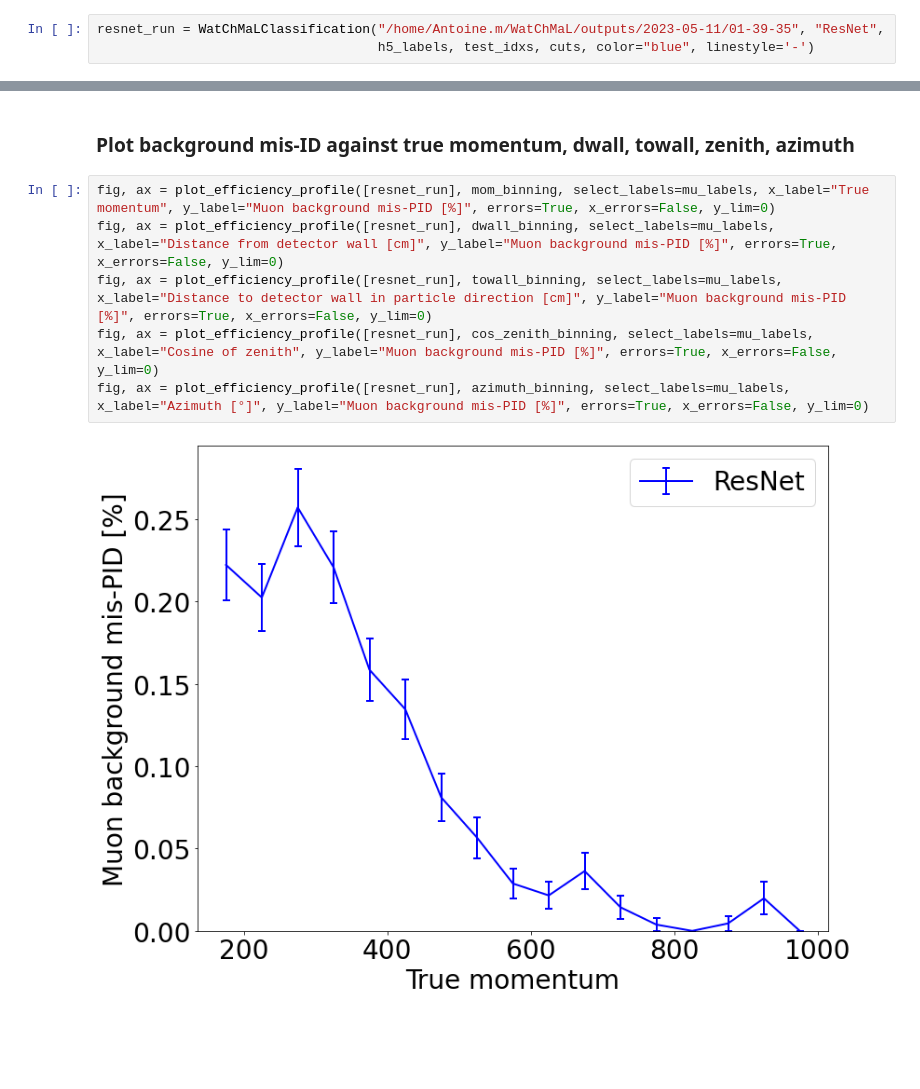
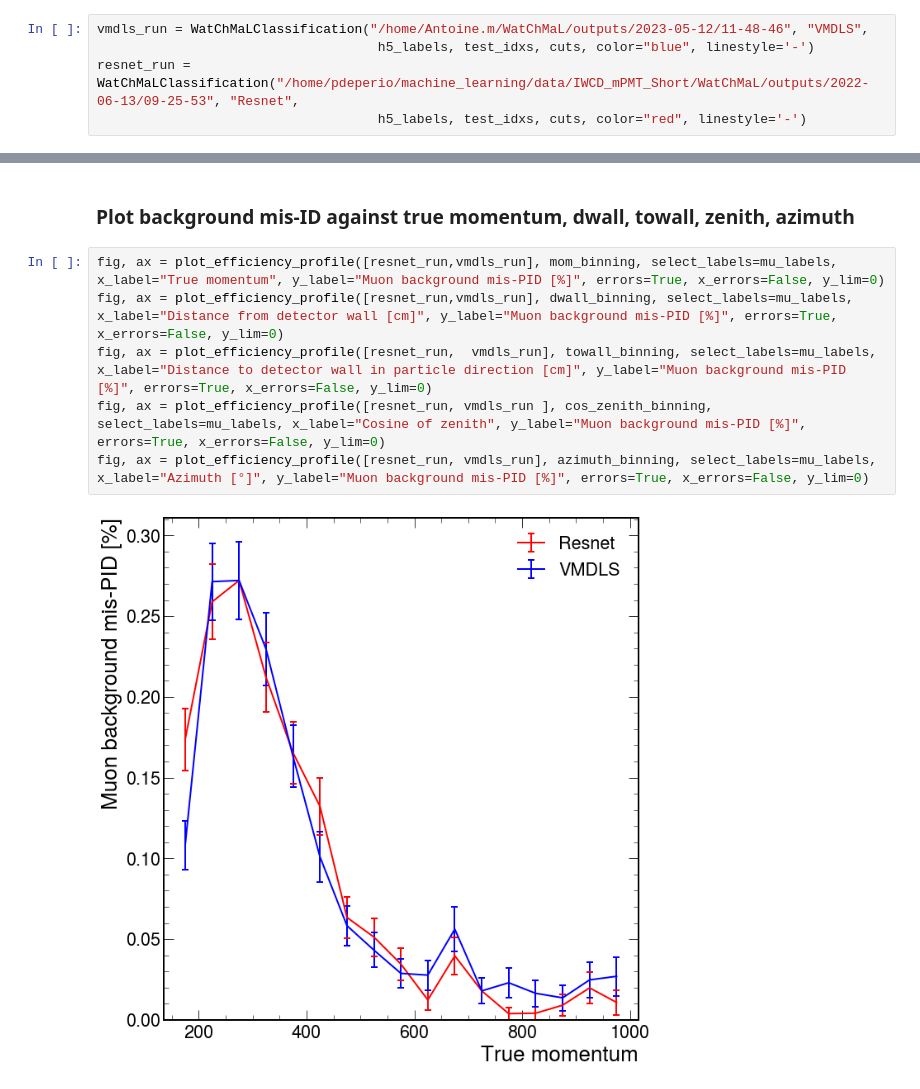
Before and after one commit to AntoineMsy/WatChMaL, a Jupyter notebook: notebooks/IWCD PID example analysis of single run test.ipynb, the cells around one changed output, grey strips where cells are left out. Saved outputs shown, nothing was run; the diff lists cells and outputs as text; blank space fills up the shorter version.

```diff
--- a/notebooks/IWCD PID example analysis of single run test.ipynb
+++ b/notebooks/IWCD PID example analysis of single run test.ipynb
@@ -165,5 +190,7 @@ class WatChMaLClassification(ClassificationRun, analysis.read.WatChMaLOutput)
 # %%
-resnet_run = WatChMaLClassification("/home/Antoine.m/WatChMaL/outputs/2023-05-11/01-39-35", "ResNet",
+vmdls_run = WatChMaLClassification("/home/Antoine.m/WatChMaL/outputs/2023-05-12/11-48-46", "VMDLS",
                                     h5_labels, test_idxs, cuts, color="blue", linestyle='-')
+resnet_run = WatChMaLClassification("/home/pdeperio/machine_learning/data/IWCD_mPMT_Short/WatChMaL/outputs/2022-06-13/09-25-53", "Resnet",
+                                    h5_labels, test_idxs, cuts, color="red", linestyle='-')
 # %% [markdown]
 ### Plot training progression
@@ -343,10 +342,10 @@ fig, ax = plot_efficiency_profile([resnet_run], azimuth_binning, select_labels=e
 # %% [markdown]
 ### Plot background mis-ID against true momentum, dwall, towall, zenith, azimuth
 # %%
-fig, ax = plot_efficiency_profile([resnet_run], mom_binning, select_labels=mu_labels, x_label="True momentum", y_label="Muon background mis-PID [%]", errors=True, x_errors=False, y_lim=0)
-fig, ax = plot_efficiency_profile([resnet_run], dwall_binning, select_labels=mu_labels, x_label="Distance from detector wall [cm]", y_label="Muon background mis-PID [%]", errors=True, x_errors=False, y_lim=0)
-fig, ax = plot_efficiency_profile([resnet_run], towall_binning, select_labels=mu_labels, x_label="Distance to detector wall in particle direction [cm]", y_label="Muon background mis-PID [%]", errors=True, x_errors=False, y_lim=0)
-fig, ax = plot_efficiency_profile([resnet_run], cos_zenith_binning, select_labels=mu_labels, x_label="Cosine of zenith", y_label="Muon background mis-PID [%]", errors=True, x_errors=False, y_lim=0)
-fig, ax = plot_efficiency_profile([resnet_run], azimuth_binning, select_labels=mu_labels, x_label="Azimuth [°]", y_label="Muon background mis-PID [%]", errors=True, x_errors=False, y_lim=0)
+fig, ax = plot_efficiency_profile([resnet_run,vmdls_run], mom_binning, select_labels=mu_labels, x_label="True momentum", y_label="Muon background mis-PID [%]", errors=True, x_errors=False, y_lim=0)
+fig, ax = plot_efficiency_profile([resnet_run,vmdls_run], dwall_binning, select_labels=mu_labels, x_label="Distance from detector wall [cm]", y_label="Muon background mis-PID [%]", errors=True, x_errors=False, y_lim=0)
+fig, ax = plot_efficiency_profile([resnet_run,  vmdls_run], towall_binning, select_labels=mu_labels, x_label="Distance to detector wall in particle direction [cm]", y_label="Muon background mis-PID [%]", errors=True, x_errors=False, y_lim=0)
+fig, ax = plot_efficiency_profile([resnet_run, vmdls_run ], cos_zenith_binning, select_labels=mu_labels, x_label="Cosine of zenith", y_label="Muon background mis-PID [%]", errors=True, x_errors=False, y_lim=0)
+fig, ax = plot_efficiency_profile([resnet_run, vmdls_run], azimuth_binning, select_labels=mu_labels, x_label="Azimuth [°]", y_label="Muon background mis-PID [%]", errors=True, x_errors=False, y_lim=0)
 # %% [output]
-[figure, old version]
+[figure, new version]
```
Also changed, not shown: parts of 14 cells of this notebook, 14 other files.
